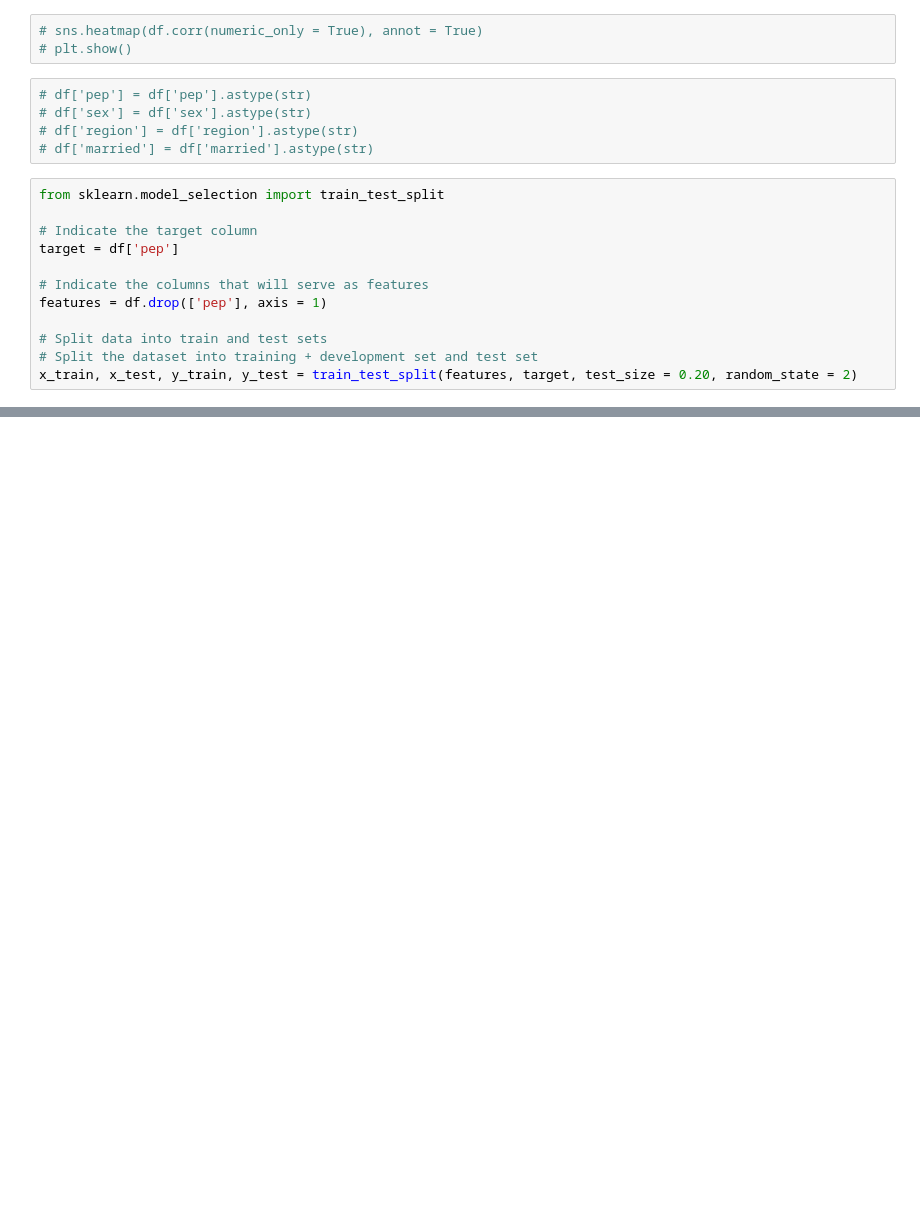
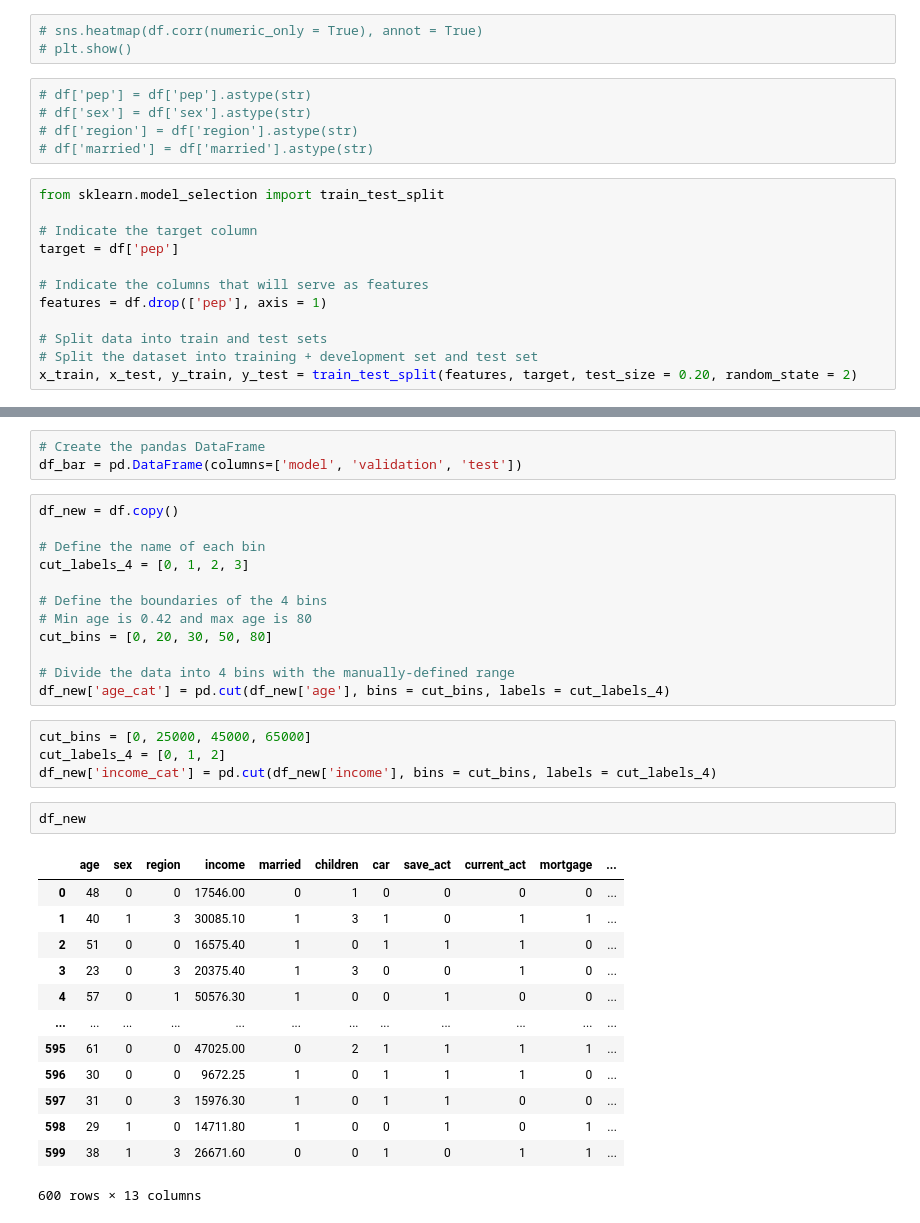
Before and after one commit to christopher192/usm-project, a Jupyter notebook: week-5-lab-bayesian-exercise.ipynb, the cells around one changed output, grey strips where cells are left out. Drawn from its saved outputs; the diff is of its cells as text; blank space fills up the shorter version.

```diff
--- a/week-5-lab-bayesian-exercise.ipynb
+++ b/week-5-lab-bayesian-exercise.ipynb
@@ -143,0 +168,35 @@ Accuracy (Test):  0.95
+# %%
+# Create the pandas DataFrame
+df_bar = pd.DataFrame(columns=['model', 'validation', 'test'])
+# %%
+df_new = df.copy()
+
+# Define the name of each bin
+cut_labels_4 = [0, 1, 2, 3]
+
+# Define the boundaries of the 4 bins
+# Min age is 0.42 and max age is 80
+cut_bins = [0, 20, 30, 50, 80]
+
+# Divide the data into 4 bins with the manually-defined range
+df_new['age_cat'] = pd.cut(df_new['age'], bins = cut_bins, labels = cut_labels_4)
+# %%
+cut_bins = [0, 25000, 45000, 65000]
+cut_labels_4 = [0, 1, 2]
+df_new['income_cat'] = pd.cut(df_new['income'], bins = cut_bins, labels = cut_labels_4)
+# %%
+df_new
+# %% [output]
+|  | age | sex | region | income | married | children | car | save_act | current_act | mortgage | ... |
+| 0 | 48 | 0 | 0 | 17546.00 | 0 | 1 | 0 | 0 | 0 | 0 | ... |
+| 1 | 40 | 1 | 3 | 30085.10 | 1 | 3 | 1 | 0 | 1 | 1 | ... |
+| 2 | 51 | 0 | 0 | 16575.40 | 1 | 0 | 1 | 1 | 1 | 0 | ... |
+| 3 | 23 | 0 | 3 | 20375.40 | 1 | 3 | 0 | 0 | 1 | 0 | ... |
+| 4 | 57 | 0 | 1 | 50576.30 | 1 | 0 | 0 | 1 | 0 | 0 | ... |
+| ... | ... | ... | ... | ... | ... | ... | ... | ... | ... | ... | ... |
+| 595 | 61 | 0 | 0 | 47025.00 | 0 | 2 | 1 | 1 | 1 | 1 | ... |
+| 596 | 30 | 0 | 0 | 9672.25 | 1 | 0 | 1 | 1 | 1 | 0 | ... |
+| 597 | 31 | 0 | 3 | 15976.30 | 1 | 0 | 1 | 1 | 0 | 0 | ... |
+| 598 | 29 | 1 | 0 | 14711.80 | 1 | 0 | 0 | 1 | 0 | 1 | ... |
+| 599 | 38 | 1 | 3 | 26671.60 | 0 | 0 | 1 | 0 | 1 | 1 | ... |
+600 rows × 13 columns
```
Also changed, not shown: parts of 39 cells of this notebook, 2 other files.
